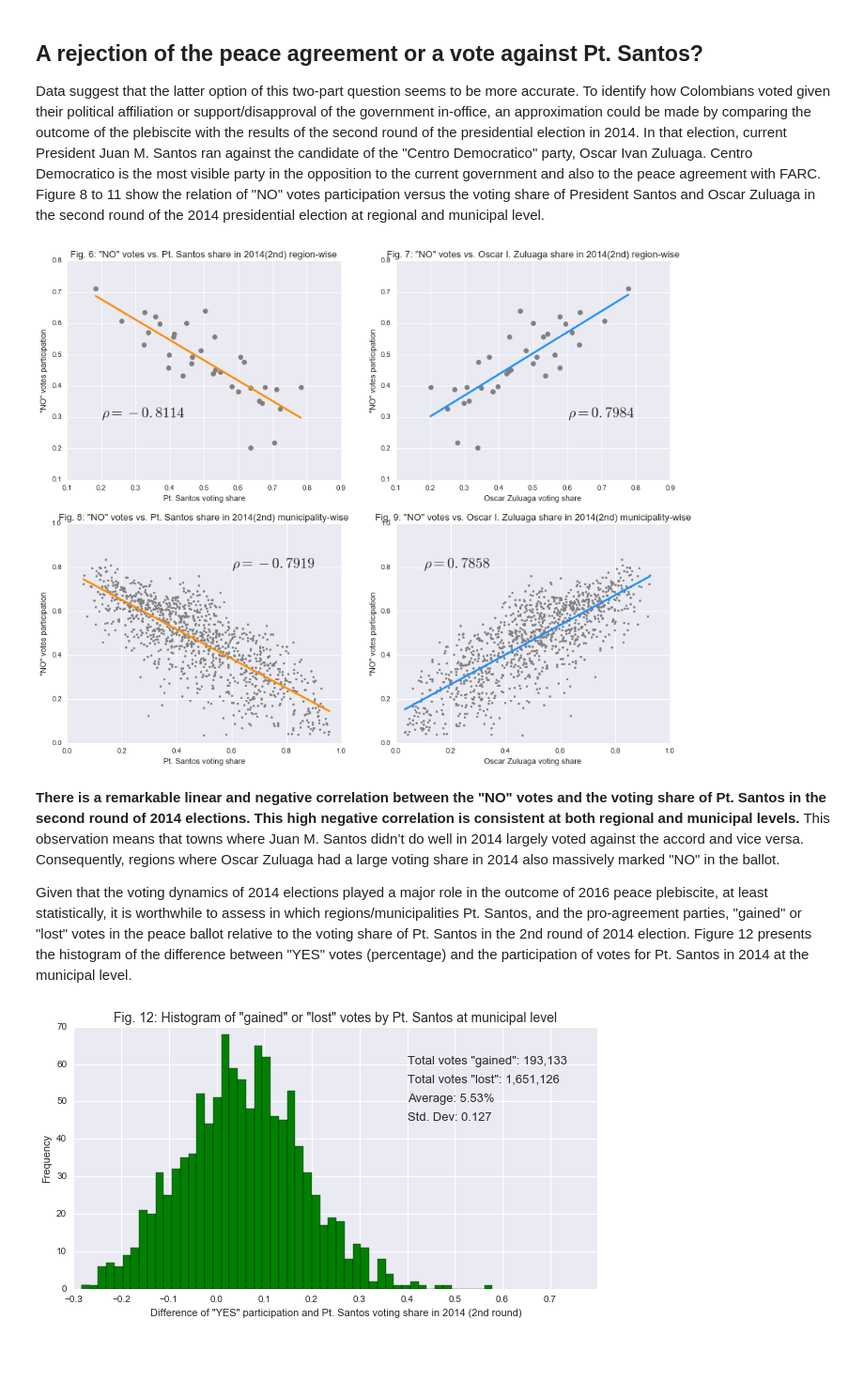
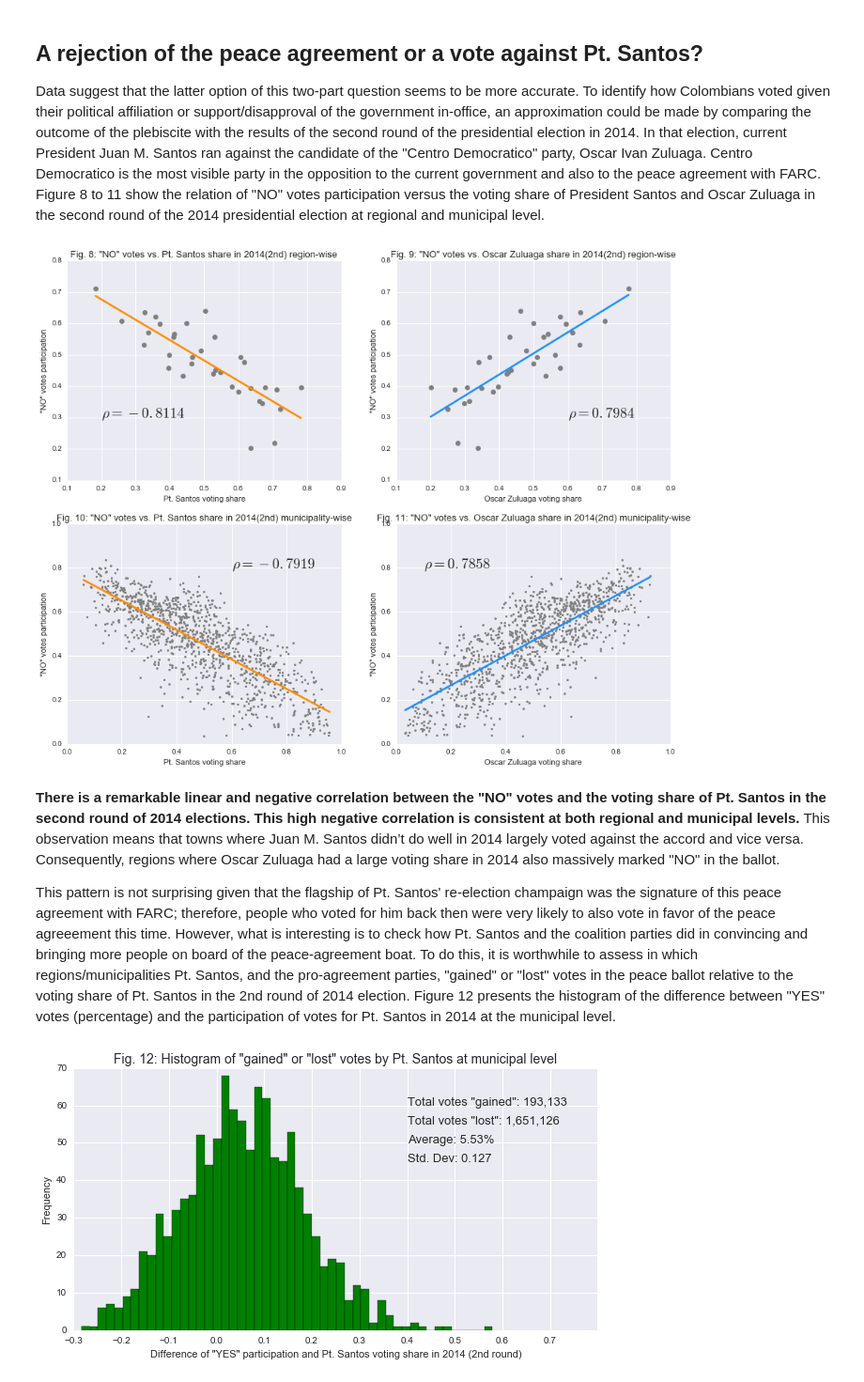
Before and after one commit to gvizcaino/Tutorial, a Jupyter notebook: 2016_Colombian_plebiscite.ipynb, the cells around one changed output. Shown: that part at 94% size. Drawn from its saved outputs; the diff is of its cells as text; code cells hidden in the pictures; blank space fills up the shorter version.

```diff
--- a/2016_Colombian_plebiscite.ipynb
+++ b/2016_Colombian_plebiscite.ipynb
@@ -59,11 +66,11 @@ Likewise, results from both rounds of presidential election in 2014 are availabl
 These fuctions are available in my github repository ([gvizcaino](https://github.com/gvizcaino/Tutorial)).
 # %%
 # Extracting data of the 2016 Colombian peace plebiscite
-df_regions,df_munis = rp16.data_plebiscite2016()
+df_regions,df_munis = data_plebiscite2016()
 
 # Extracting data of the 2014 Colombian presidential election
-_,df_regions14_1,df_munis14_1,_ = rp14.data_pres2014(1) # First round
-_,df_regions14_2,df_munis14_2,_ = rp14.data_pres2014(2) # Second round
+_,df_regions14_1,df_munis14_1,_ = data_pres2014(1) # First round
+_,df_regions14_2,df_munis14_2,_ = data_pres2014(2) # Second round
 # %% [markdown]
 Additional data is incorporated to enhance the analysis. While a comprehensive assessment should consider a swath of socio-economic factors, given the scope of this tutorial and the availability of data, the present analysis only includes three additional factors:
 - _Poverty:_ The latest estimations of economic poverty rate per region were downloaded from the National Statistics Department ([DANE](https://www.dane.gov.co/index.php/estadisticas-por-tema/pobreza-y-condiciones-de-vida/pobreza-y-desigualdad)) statistics database.
@@ -188,38 +195,39 @@ Data suggest that the latter option of this two-part question seems to be more a
 # Incorporating data from 2014 elections
 df_regions = df_regions.join(df_regions14_1).join(df_regions14_2)
 df_munis14_2.drop(['url','region'],axis=1,inplace=True)
 df_munis14_1.drop(['url','region'],axis=1,inplace=True)
 df_munis = df_munis.join(df_munis14_1).join(df_munis14_2)
 
 # Generating scatter plots
+rho = df_regions.corr(method='pearson');
 rho_munis = df_munis.corr(method='pearson');
 fig,axes = plt.subplots(nrows=2, ncols=2,figsize=(15,12))
 ax1 = sns.regplot(x='UN_votes_p14_2',y='no_votes_p',data=df_regions,ci=False, color='darkorange',
             scatter_kws={"s": 50, "alpha": 1,'color':'grey'},ax=axes[0,0],fit_reg=True,truncate=True)
 ax1.set_title('Fig. 8: "NO" votes vs. Pt. Santos share in 2014(2nd) region-wise',fontsize = 13)
 ax1.set_xlabel('Pt. Santos voting share'); ax1.set_ylabel('"NO" votes participation')
 ax1.text(0.2,0.3,r'$\rho = {0:.4g}$'.format(rho['no_votes_p']['UN_votes_p14_2']),fontsize=20);
 ax2 = sns.regplot(x='CD_votes_p14_2',y='no_votes_p',data=df_regions,ci=False, color='dodgerblue',
             scatter_kws={"s": 50, "alpha": 1,'color':'grey'},ax=axes[0,1],truncate=True);
 ax2.set_title('Fig. 9: "NO" votes vs. Oscar Zuluaga share in 2014(2nd) region-wise',fontsize = 13)
 ax2.set_xlabel('Oscar Zuluaga voting share'); ax2.set_ylabel('"NO" votes participation');
 ax2.text(0.6,0.3,r'$\rho = {0:.4g}$'.format(rho['no_votes_p']['CD_votes_p14_2']),fontsize=20);
 ax3 = sns.regplot(x='UN_votes_p14_2',y='no_votes_p',data=df_munis,ci=False, color='darkorange',
             scatter_kws={"s": 10, "alpha": 1,'color':'grey'},ax=axes[1,0],fit_reg=True,truncate=True)
 ax3.set_title('Fig. 10: "NO" votes vs. Pt. Santos share in 2014(2nd) municipality-wise',fontsize = 13);
 ax3.set_xlim([0,1]); ax3.set_xlabel('Pt. Santos voting share'); ax3.set_ylim([0,1]); ax3.set_ylabel('"NO" votes participation')
 ax3.text(0.6,0.8,r'$\rho = {0:.4g}$'.format(rho_munis['no_votes_p']['UN_votes_p14_2']),fontsize=20);
 ax4 = sns.regplot(x='CD_votes_p14_2',y='no_votes_p',data=df_munis,ci=False, color='dodgerblue',
             scatter_kws={"s": 10, "alpha": 1,'color':'grey'},ax=axes[1,1],truncate=True);
 ax4.set_title('Fig. 11: "NO" votes vs. Oscar Zuluaga share in 2014(2nd) municipality-wise',fontsize = 13);
 ax4.set_xlim([0,1]); ax4.set_xlabel('Oscar Zuluaga voting share'); ax4.set_ylim([0,1]); ax4.set_ylabel('"NO" votes participation');
 ax4.text(0.1,0.8,r'$\rho = {0:.4g}$'.format(rho_munis['no_votes_p']['CD_votes_p14_2']),fontsize=20);
 # %% [output]
-[figure, old version]
+[figure, new version]
 # %% [markdown]
 **There is a remarkable linear and negative correlation between the "NO" votes and the voting share of Pt. Santos in the second round of 2014 elections. This high negative correlation is consistent at both regional and municipal levels.** This observation means that towns where Juan M. Santos didn’t do well in 2014 largely voted against the accord and vice versa. Consequently, regions where Oscar Zuluaga had a large voting share in 2014 also massively marked "NO" in the ballot.
 
-Given that the voting dynamics of 2014 elections played a major role in the outcome of 2016 peace plebiscite, at least statistically, it is worthwhile to assess in which regions/municipalities Pt. Santos, and the pro-agreement parties, "gained" or "lost" votes in the peace ballot relative to the voting share of Pt. Santos in the 2nd round of 2014 election. Figure 12 presents the histogram of the difference between "YES" votes (percentage) and the participation of votes for Pt. Santos in 2014 at the municipal level.
+This pattern is not surprising given that the flagship of Pt. Santos' re-election champaign was the signature of this peace agreement with FARC; therefore, people who voted for him back then were very likely to also vote in favor of the peace agreeement this time. However, what is interesting is to check how Pt. Santos and the coalition parties did in convincing and bringing more people on board of the peace-agreement boat. To do this, it is worthwhile to assess in which regions/municipalities Pt. Santos, and the pro-agreement parties, "gained" or "lost" votes in the peace ballot relative to the voting share of Pt. Santos in the 2nd round of 2014 election. Figure 12 presents the histogram of the difference between "YES" votes (percentage) and the participation of votes for Pt. Santos in 2014 at the municipal level.
 # %%
 # Histogram of the votes "gained" or "lost" by Pt. Santos at municipal level
 df_munis['delta'] = (df_munis['yes_votes_p']-df_munis['UN_votes_p14_2'])
```
Also changed, not shown: parts of 6 cells of this notebook, 2 other files.
